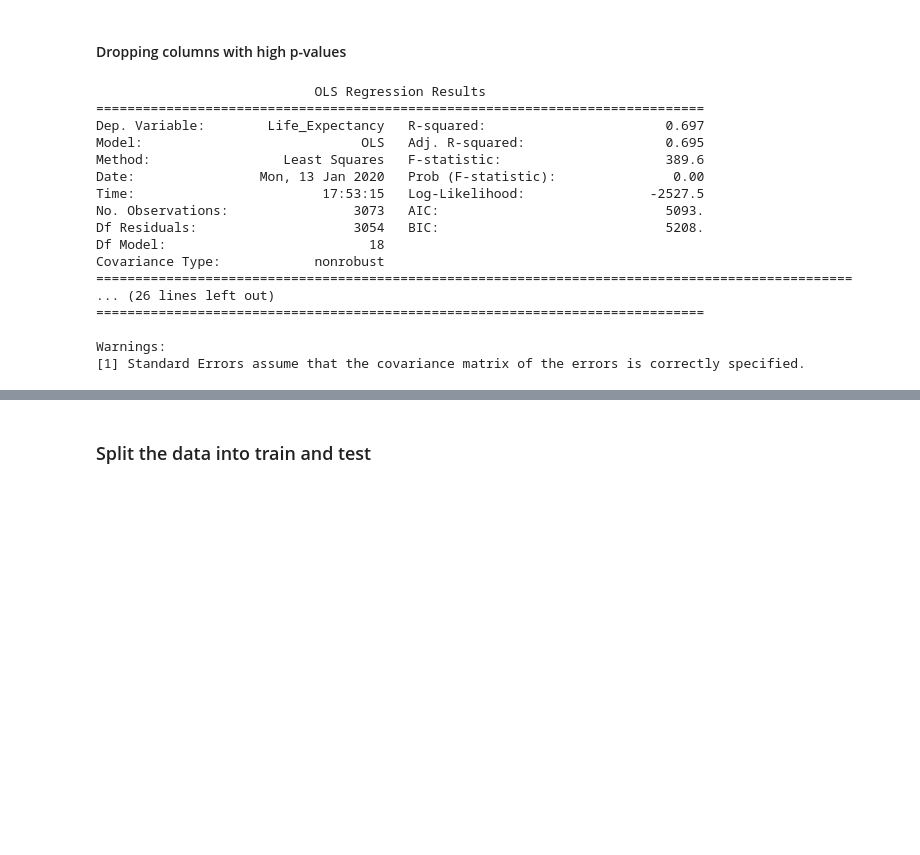
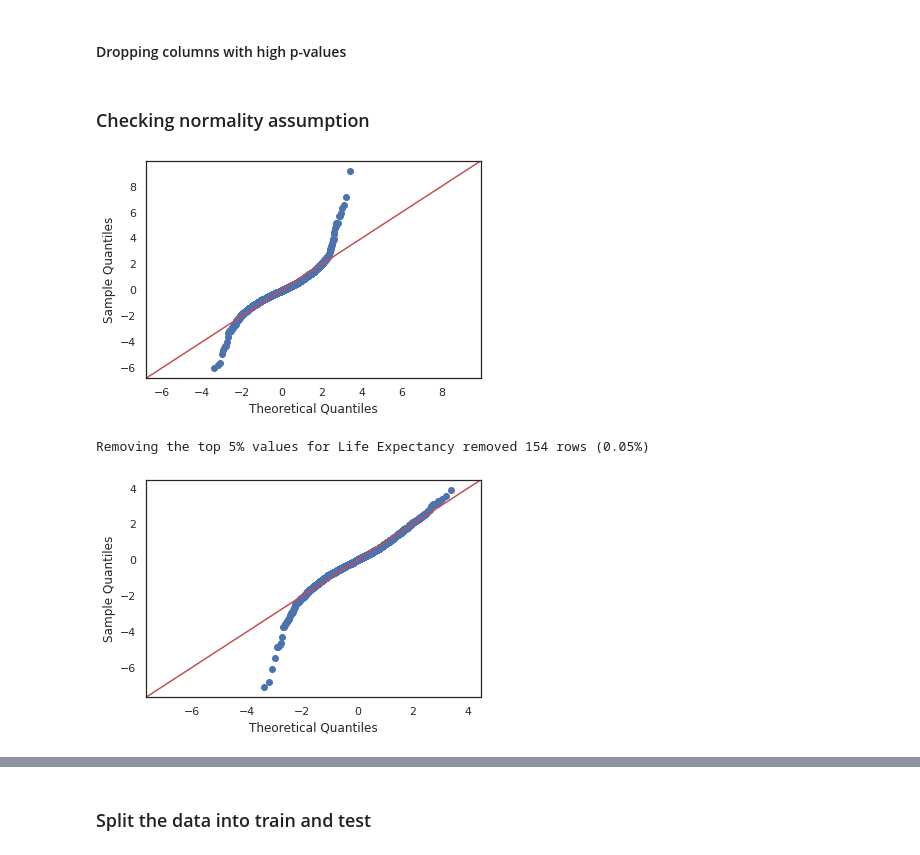
Before and after one commit to locsta/County-Health-Analysis, a Jupyter notebook: marc_index.ipynb, the cells around one changed output, grey strips where cells are left out. Saved outputs shown, nothing was run; the diff lists cells and outputs as text; code cells hidden in the pictures; blank space fills up the shorter version.

```diff
--- a/marc_index.ipynb
+++ b/marc_index.ipynb
@@ -228,5 +217,0 @@ for i, column in enumerate(to_log):
-# %%
-for column in df.columns:
-    if column in ["State","County"]:
-        continue
-    df[column] = scale(df[column])
@@ -291,0 +241,2 @@ Warnings:
+# %%
+results, columns_to_drop = p_dropping(df, target="Life_Expectancy", p_value=0.05)
@@ -297 +295,7 @@ for col in to_drop:
     df = df.drop([col], axis=1)
+# %% [markdown]
+### Checking normality assumption
+# %%
+fig = sm.graphics.qqplot(results.resid, dist=stats.norm, line='45', fit=True)
+# %% [output]
+[figure, added]
@@ -300,22 +309,8 @@ y = df["Life_Expectancy"].astype('float')
 X = sm.add_constant(df.drop(["Life_Expectancy"], axis=1).astype('float'))
 model = sm.OLS(y, X)
 results = model.fit()
-print(results.summary())
+fig = sm.graphics.qqplot(results.resid, dist=stats.norm, line='45', fit=True)
+print(f"Removing the top 5% values for Life Expectancy removed {r_dropped} rows ({round(r_dropped/rows_b, 2)}%)")
 # %% [output]
-                            OLS Regression Results
-==============================================================================
-Dep. Variable:        Life_Expectancy   R-squared:                       0.697
-Model:                            OLS   Adj. R-squared:                  0.695
-Method:                 Least Squares   F-statistic:                     389.6
-Date:                Mon, 13 Jan 2020   Prob (F-statistic):               0.00
-Time:                        17:53:15   Log-Likelihood:                -2527.5
-No. Observations:                3073   AIC:                             5093.
-Df Residuals:                    3054   BIC:                             5208.
-Df Model:                          18
-Covariance Type:            nonrobust
-=================================================================================================
-... (26 lines left out)
-==============================================================================
-
-Warnings:
-[1] Standard Errors assume that the covariance matrix of the errors is correctly specified.
+Removing the top 5% values for Life Expectancy removed 154 rows (0.05%)
+[figure, added]
```
Also changed, not shown: parts of 53 cells of this notebook, 1 other file.
